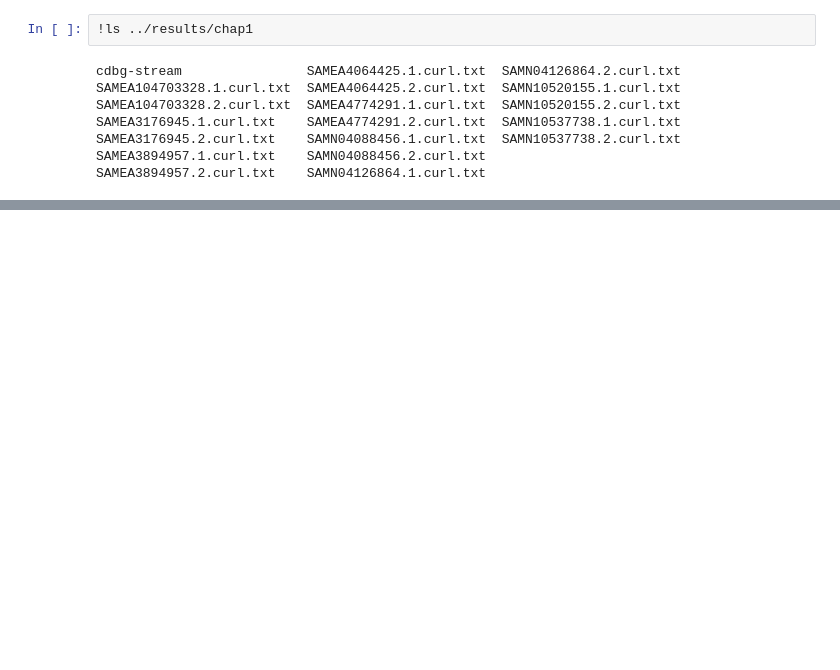
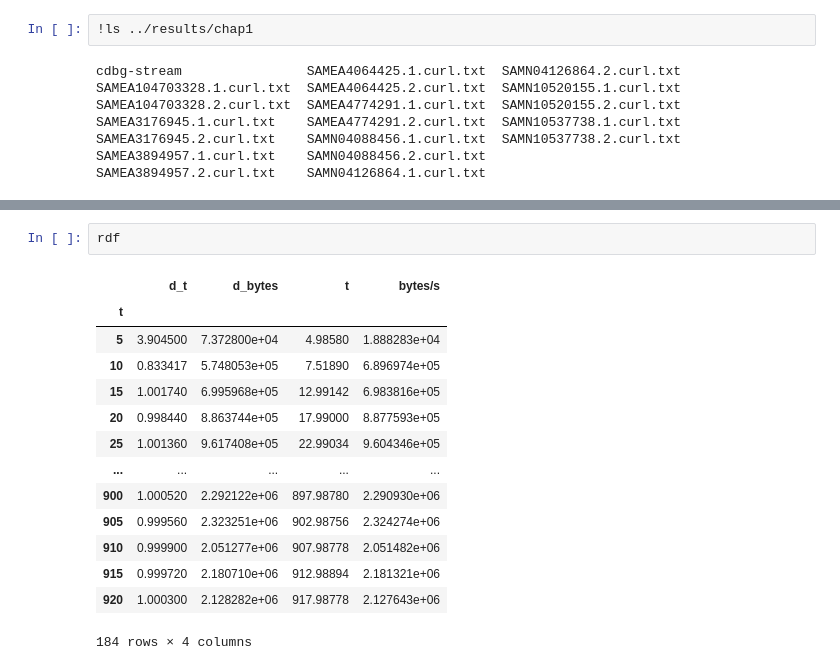
Before and after one commit to camillescott/dissertation, a Jupyter notebook: notebooks/Chapter One.ipynb, the cells around one changed output, grey strips where cells are left out. Saved outputs shown, nothing was run; the diff lists cells and outputs as text; blank space fills up the shorter version.

```diff
--- a/notebooks/Chapter One.ipynb
+++ b/notebooks/Chapter One.ipynb
@@ -29,0 +118,17 @@ stream_df = pd.concat(stream_df)
+# %%
+rdf
+# %% [output]
+|  | d_t | d_bytes | t | bytes/s |
+| t |  |  |  |  |
+| 5 | 3.904500 | 7.372800e+04 | 4.98580 | 1.888283e+04 |
+| 10 | 0.833417 | 5.748053e+05 | 7.51890 | 6.896974e+05 |
+| 15 | 1.001740 | 6.995968e+05 | 12.99142 | 6.983816e+05 |
+| 20 | 0.998440 | 8.863744e+05 | 17.99000 | 8.877593e+05 |
+| 25 | 1.001360 | 9.617408e+05 | 22.99034 | 9.604346e+05 |
+| ... | ... | ... | ... | ... |
+| 900 | 1.000520 | 2.292122e+06 | 897.98780 | 2.290930e+06 |
+| 905 | 0.999560 | 2.323251e+06 | 902.98756 | 2.324274e+06 |
+| 910 | 0.999900 | 2.051277e+06 | 907.98778 | 2.051482e+06 |
+| 915 | 0.999720 | 2.180710e+06 | 912.98894 | 2.181321e+06 |
+| 920 | 1.000300 | 2.128282e+06 | 917.98778 | 2.127643e+06 |
+184 rows × 4 columns
```
Also changed, not shown: parts of 13 cells of this notebook.
